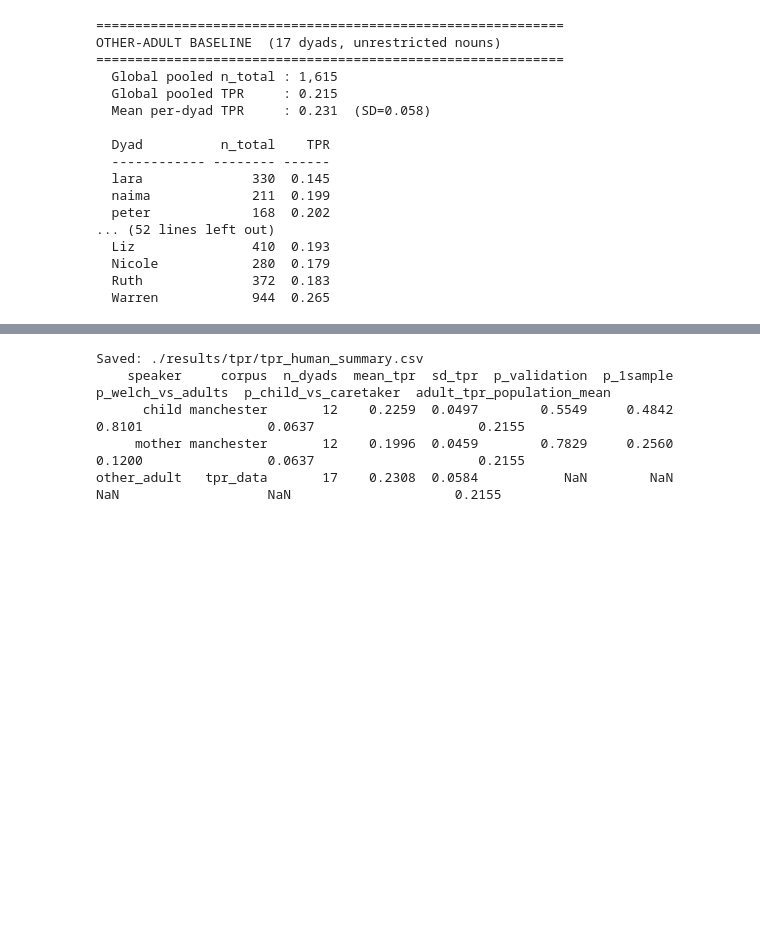
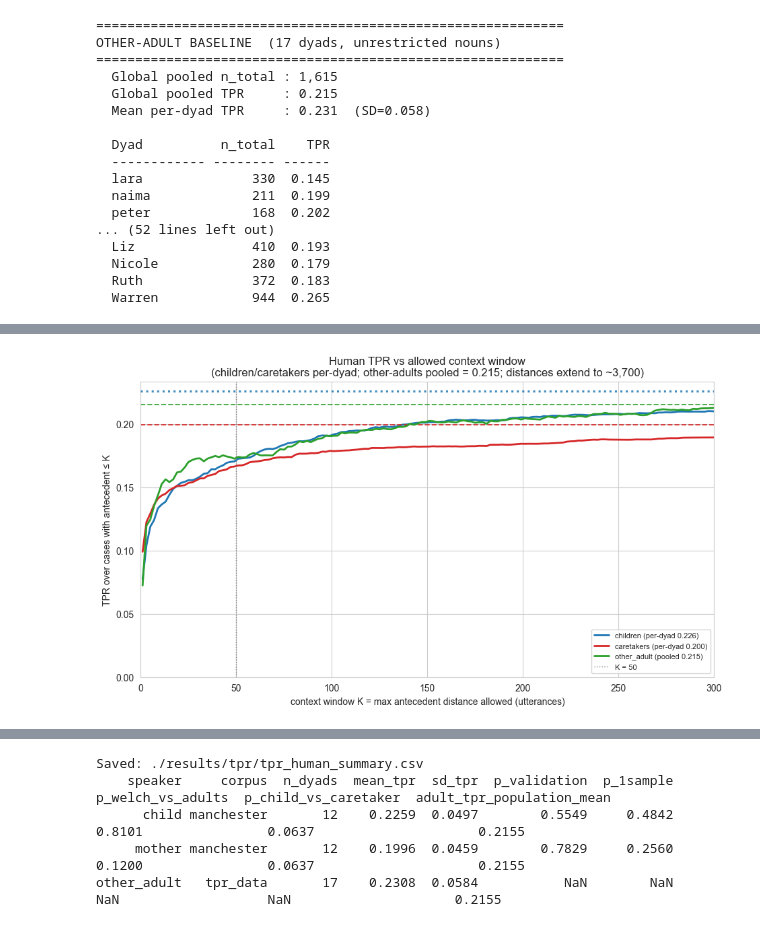
Before and after one commit to hjvm/llm-form-and-function, a Jupyter notebook: human_baseline.ipynb, the cells around one changed output, grey strips where cells are left out. Cells and saved outputs as stored; diff of their text form; code cells hidden in the pictures; blank space fills up the shorter version.

```diff
--- a/human_baseline.ipynb
+++ b/human_baseline.ipynb
@@ -84,3 +84,22 @@ Loaded Carl: 26280 child utterances, 22511 mother utterances (48791 total in tem
   Calculating TPR for Warren...
   Saved human baseline to ./results/tpr/tpr_human_baseline.csv
 Saved to ./results/tpr/tpr_human_baseline.csv
+# %%
+# Augment tpr_cached_inputs.csv with `true_dist`: within-session utterance distance from the
+# cross-speaker antecedent to the target (the antecedent is reset per session, so this never crosses
+# recording sessions). Consumed downstream by the LM context-window analysis.
+_streams = {}
+for _child, _df in old_corpus.items():
+    for _fn, _g in _df.groupby("filename"):
+        _streams[(_child, os.path.basename(str(_fn)))] = np.sort(_g["line_num"].values)
+_cache = os.path.join(old_out_dir, "tpr_cached_inputs.csv")
+_tci = pd.read_csv(_cache)
+def _true_dist(r):
+    arr = _streams.get((r["child_name"], os.path.basename(str(r["filename"]))))
+    if arr is None or pd.isna(r["previous_line_num"]):
+        return np.nan
+    return int(((arr > r["previous_line_num"]) & (arr < r["target_line_num"])).sum()) + 1
+_tci["true_dist"] = _tci.apply(_true_dist, axis=1)
+_tci.to_csv(_cache, index=False)
+print(f"Added true_dist to {_cache}: {_tci.true_dist.notna().sum()}/{len(_tci)} cases, "
+      f"median={_tci.true_dist.median():.0f}, mean={_tci.true_dist.mean():.1f}")
@@ -896,0 +852,21 @@ babylm-baseline-100m-gpt-bert-causal-focus          0.2469        0.0469     0.0
+# %%
+def _agg(grp, k):
+    s = human_dist[(human_dist.group==grp) & (human_dist.dist<=k)]
+    return s.switch.mean() if grp=="other_adult" else s.groupby("child_name").switch.mean().mean()
+XMAX = 300
+Ks = np.unique(np.linspace(1, XMAX, 150).astype(int))
+fig, ax = plt.subplots(figsize=(9.5, 5.5))
+for grp, c in GCOL.items():
+    avg = _agg(grp, 10**9); tag = "pooled" if grp=="other_adult" else "per-dyad"
+    ax.plot(Ks, [_agg(grp, k) for k in Ks], "-", color=c, lw=2, label=f"{grp} ({tag} {avg:.3f})")
+    ax.axhline(avg, color=c, ls=(":" if grp=="children" else "--"), lw=(2.2 if grp=="children" else 1.4),
+               alpha=0.85, zorder=(3 if grp=="children" else 2))
+ax.axvline(50, color="gray", ls=":", lw=1, label="K = 50")
+ax.set_xlim(0, XMAX); ax.set_ylim(0, None)
+ax.set_xlabel("context window K = max antecedent distance allowed (utterances)")
+ax.set_ylabel("TPR over cases with antecedent ≤ K")
+ax.set_title("Human TPR vs allowed context window\n(children/caretakers per-dyad; other-adults pooled = 0.215; distances extend to ~3,700)")
+ax.legend(fontsize=8); plt.tight_layout()
+plt.savefig("figures/human_tpr_vs_window.png", dpi=130, bbox_inches="tight"); plt.show()
+# %% [output]
+[figure, added]
```
Also changed, not shown: parts of 13 cells of this notebook, 32 other files.
